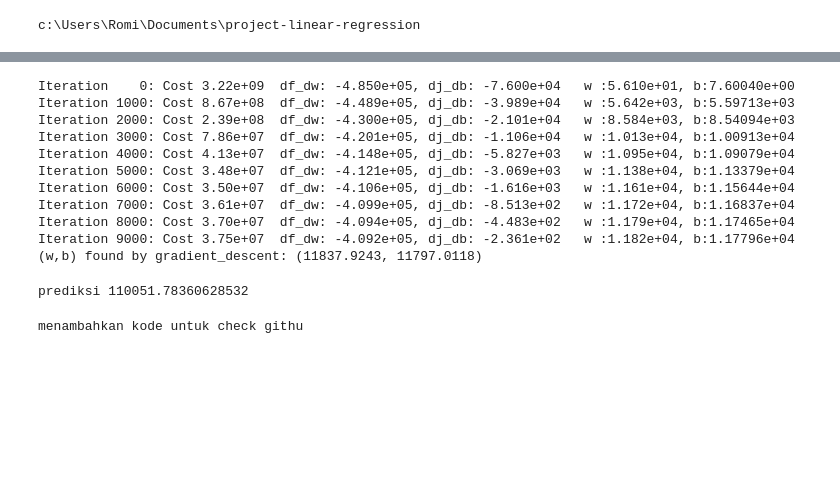
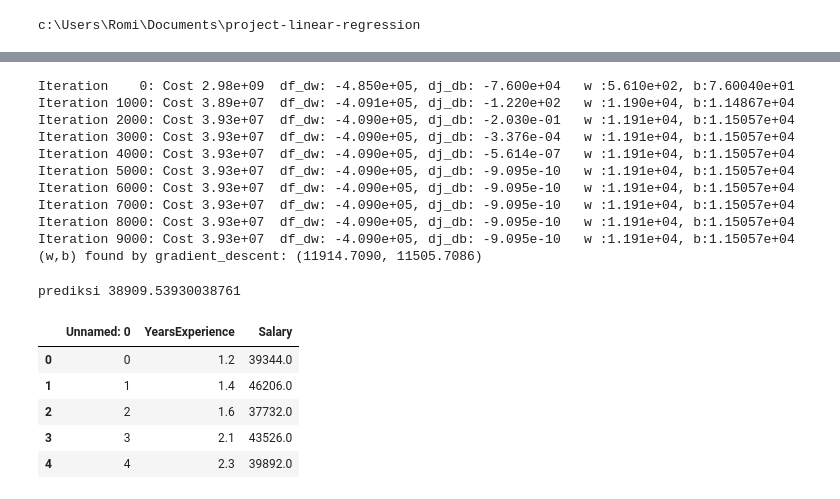
Before and after one commit to romyhsb/Linear-Regression-Algorithm, a Jupyter notebook: gradien-descent/gradient-descent-salary_experience.ipynb, the cells around one changed output, grey strips where cells are left out. Cells and saved outputs as stored; diff of their text form; code cells hidden in the pictures; blank space fills up the shorter version.

```diff
--- a/gradien-descent/gradient-descent-salary_experience.ipynb
+++ b/gradien-descent/gradient-descent-salary_experience.ipynb
@@ -78,29 +84,25 @@ w_init = 0
 b_init = 0
 
 iterations = 10000
-tmp_alpha = 1.0e-4
+tmp_alpha = 1.0e-3
 
-w_final, b_final, j_hist, p_hist = gradient_descent(df_year_experience, df_salary, w_init, b_init, tmp_alpha,
+w_final, b_final, j_hist, p_hist = gradient_descent(X_train, y_train, w_init, b_init, tmp_alpha,
                                                     iterations, compute_cost, compute_gradient)
 
 print(f"(w,b) found by gradient_descent: ({w_final:8.4f}, {b_final:8.4f})")
 # %% [output]
-Iteration    0: Cost 3.22e+09  df_dw: -4.850e+05, dj_db: -7.600e+04   w :5.610e+01, b:7.60040e+00
-Iteration 1000: Cost 8.67e+08  df_dw: -4.489e+05, dj_db: -3.989e+04   w :5.642e+03, b:5.59713e+03
-Iteration 2000: Cost 2.39e+08  df_dw: -4.300e+05, dj_db: -2.101e+04   w :8.584e+03, b:8.54094e+03
-Iteration 3000: Cost 7.86e+07  df_dw: -4.201e+05, dj_db: -1.106e+04   w :1.013e+04, b:1.00913e+04
-Iteration 4000: Cost 4.13e+07  df_dw: -4.148e+05, dj_db: -5.827e+03   w :1.095e+04, b:1.09079e+04
-Iteration 5000: Cost 3.48e+07  df_dw: -4.121e+05, dj_db: -3.069e+03   w :1.138e+04, b:1.13379e+04
-Iteration 6000: Cost 3.50e+07  df_dw: -4.106e+05, dj_db: -1.616e+03   w :1.161e+04, b:1.15644e+04
-Iteration 7000: Cost 3.61e+07  df_dw: -4.099e+05, dj_db: -8.513e+02   w :1.172e+04, b:1.16837e+04
-Iteration 8000: Cost 3.70e+07  df_dw: -4.094e+05, dj_db: -4.483e+02   w :1.179e+04, b:1.17465e+04
-Iteration 9000: Cost 3.75e+07  df_dw: -4.092e+05, dj_db: -2.361e+02   w :1.182e+04, b:1.17796e+04
-(w,b) found by gradient_descent: (11837.9243, 11797.0118)
+Iteration    0: Cost 2.98e+09  df_dw: -4.850e+05, dj_db: -7.600e+04   w :5.610e+02, b:7.60040e+01
+Iteration 1000: Cost 3.89e+07  df_dw: -4.091e+05, dj_db: -1.220e+02   w :1.190e+04, b:1.14867e+04
+Iteration 2000: Cost 3.93e+07  df_dw: -4.090e+05, dj_db: -2.030e-01   w :1.191e+04, b:1.15057e+04
+Iteration 3000: Cost 3.93e+07  df_dw: -4.090e+05, dj_db: -3.376e-04   w :1.191e+04, b:1.15057e+04
+Iteration 4000: Cost 3.93e+07  df_dw: -4.090e+05, dj_db: -5.614e-07   w :1.191e+04, b:1.15057e+04
+Iteration 5000: Cost 3.93e+07  df_dw: -4.090e+05, dj_db: -9.095e-10   w :1.191e+04, b:1.15057e+04
+Iteration 6000: Cost 3.93e+07  df_dw: -4.090e+05, dj_db: -9.095e-10   w :1.191e+04, b:1.15057e+04
+Iteration 7000: Cost 3.93e+07  df_dw: -4.090e+05, dj_db: -9.095e-10   w :1.191e+04, b:1.15057e+04
+Iteration 8000: Cost 3.93e+07  df_dw: -4.090e+05, dj_db: -9.095e-10   w :1.191e+04, b:1.15057e+04
+Iteration 9000: Cost 3.93e+07  df_dw: -4.090e+05, dj_db: -9.095e-10   w :1.191e+04, b:1.15057e+04
+(w,b) found by gradient_descent: (11914.7090, 11505.7086)
 # %%
-print(f"prediksi {w_final* 8.3 + b_final:}")
+print(f"prediksi {w_final* 2.3 + b_final:}")
 # %% [output]
-prediksi 110051.78360628532
+prediksi 38909.53930038761
-# %%
-print("menambahkan kode untuk check githu")
-# %% [output]
-menambahkan kode untuk check githu
@@ -106,0 +116,9 @@ menambahkan kode untuk check githu
+# %%
+df.head()
+# %% [output]
+|  | Unnamed: 0 | YearsExperience | Salary |
+| 0 | 0 | 1.2 | 39344.0 |
+| 1 | 1 | 1.4 | 46206.0 |
+| 2 | 2 | 1.6 | 37732.0 |
+| 3 | 3 | 2.1 | 43526.0 |
+| 4 | 4 | 2.3 | 39892.0 |
```
Also changed, not shown: parts of 7 cells of this notebook, 1 other file.
